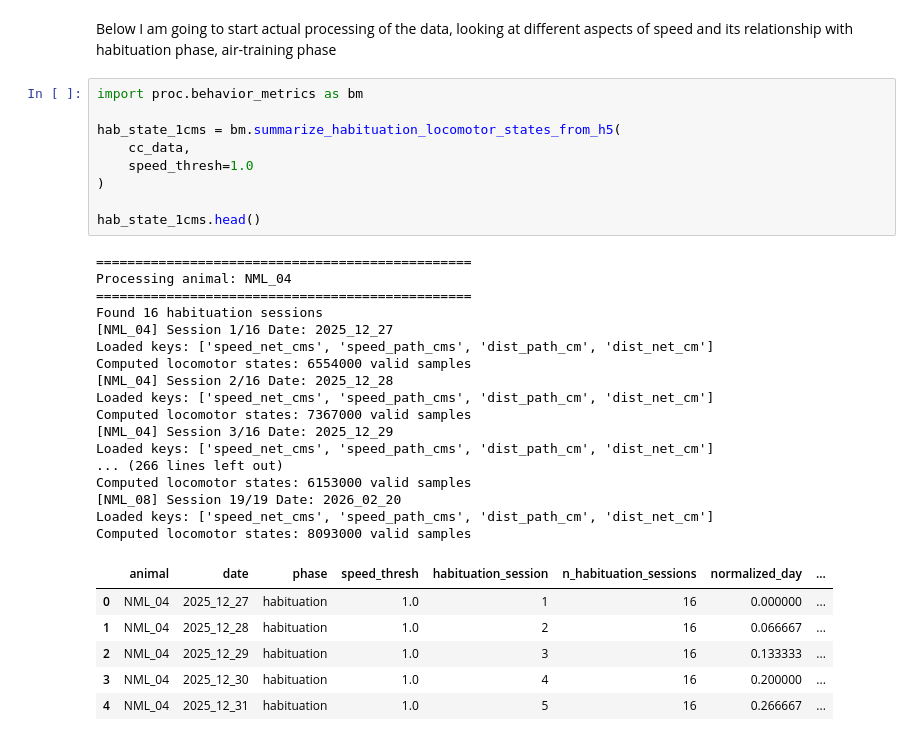
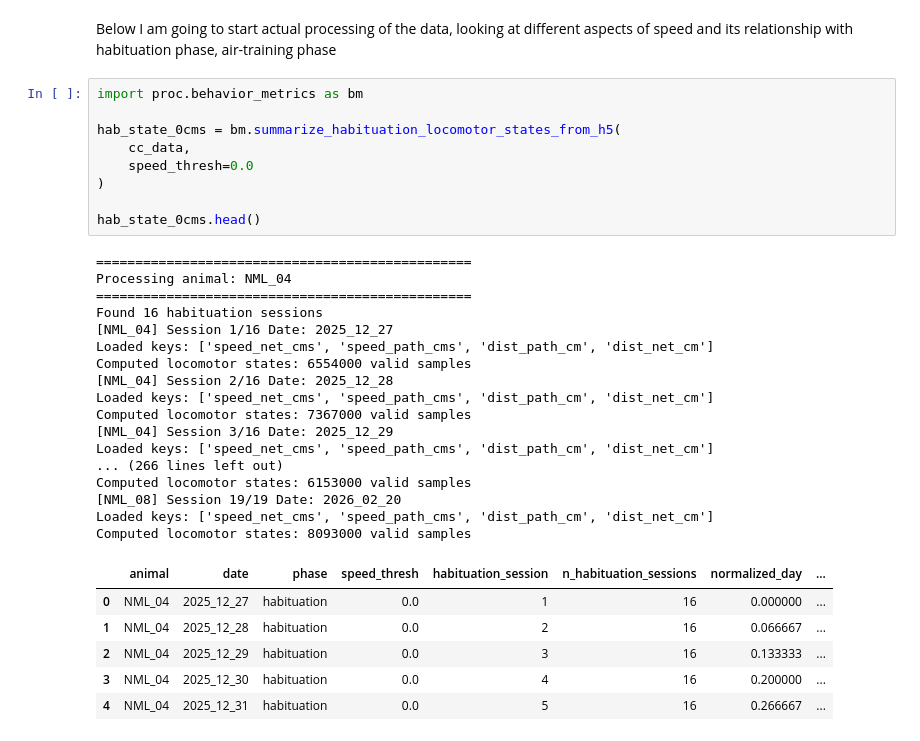
Before and after one commit to neuromomentumlab/Classical_Conditioning_Air_Wheel, a Jupyter notebook: Python/notebooks/behavioral_characterization.ipynb, the cells around one changed output. Cells and saved outputs as stored; diff of their text form.

```diff
--- a/Python/notebooks/behavioral_characterization.ipynb
+++ b/Python/notebooks/behavioral_characterization.ipynb
@@ -309,36 +318,36 @@ Below I am going to start actual processing of the data, looking at different as
 # %%
 import proc.behavior_metrics as bm
 
-hab_state_1cms = bm.summarize_habituation_locomotor_states_from_h5(
+hab_state_0cms = bm.summarize_habituation_locomotor_states_from_h5(
     cc_data,
-    speed_thresh=1.0
+    speed_thresh=0.0
 )
 
-hab_state_1cms.head()
+hab_state_0cms.head()
 # %% [output]
 ================================================
 Processing animal: NML_04
 ================================================
 Found 16 habituation sessions
 [NML_04] Session 1/16 Date: 2025_12_27
 Loaded keys: ['speed_net_cms', 'speed_path_cms', 'dist_path_cm', 'dist_net_cm']
 Computed locomotor states: 6554000 valid samples
 [NML_04] Session 2/16 Date: 2025_12_28
 Loaded keys: ['speed_net_cms', 'speed_path_cms', 'dist_path_cm', 'dist_net_cm']
 Computed locomotor states: 7367000 valid samples
 [NML_04] Session 3/16 Date: 2025_12_29
 Loaded keys: ['speed_net_cms', 'speed_path_cms', 'dist_path_cm', 'dist_net_cm']
 ... (266 lines left out)
 Computed locomotor states: 6153000 valid samples
 [NML_08] Session 19/19 Date: 2026_02_20
 Loaded keys: ['speed_net_cms', 'speed_path_cms', 'dist_path_cm', 'dist_net_cm']
 Computed locomotor states: 8093000 valid samples
 |  | animal | date | phase | speed_thresh | habituation_session | n_habituation_sessions | normalized_day | ... |
-| 0 | NML_04 | 2025_12_27 | habituation | 1.0 | 1 | 16 | 0.000000 | ... |
-| 1 | NML_04 | 2025_12_28 | habituation | 1.0 | 2 | 16 | 0.066667 | ... |
-| 2 | NML_04 | 2025_12_29 | habituation | 1.0 | 3 | 16 | 0.133333 | ... |
-| 3 | NML_04 | 2025_12_30 | habituation | 1.0 | 4 | 16 | 0.200000 | ... |
-| 4 | NML_04 | 2025_12_31 | habituation | 1.0 | 5 | 16 | 0.266667 | ... |
+| 0 | NML_04 | 2025_12_27 | habituation | 0.0 | 1 | 16 | 0.000000 | ... |
+| 1 | NML_04 | 2025_12_28 | habituation | 0.0 | 2 | 16 | 0.066667 | ... |
+| 2 | NML_04 | 2025_12_29 | habituation | 0.0 | 3 | 16 | 0.133333 | ... |
+| 3 | NML_04 | 2025_12_30 | habituation | 0.0 | 4 | 16 | 0.200000 | ... |
+| 4 | NML_04 | 2025_12_31 | habituation | 0.0 | 5 | 16 | 0.266667 | ... |
 # %%
 import matplotlib.pyplot as plt
 
```
Also changed, not shown: parts of 14 cells of this notebook, 2 other files.
